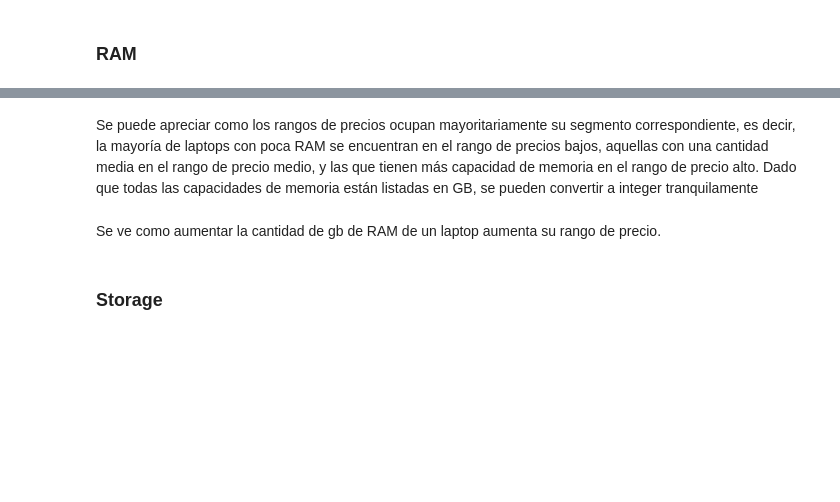
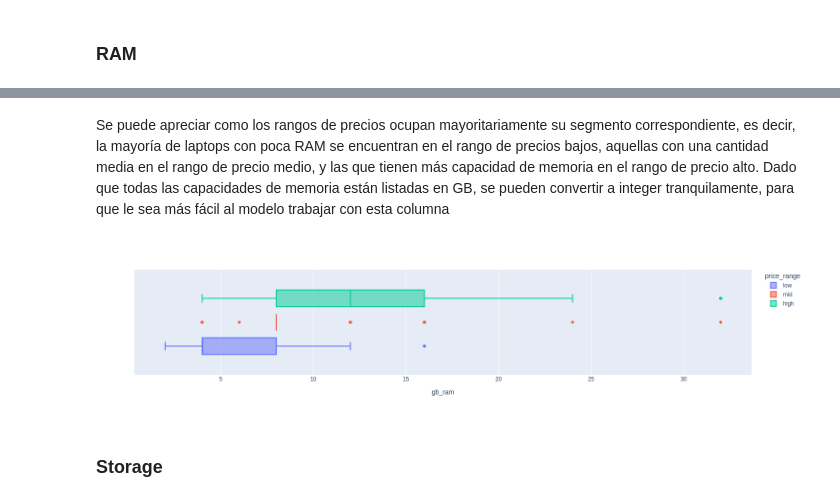
Before and after one commit to BonafedeMarco/UCSE-ML-TP1-2024, a Jupyter notebook: tp1_ML.ipynb, the cells around one changed output, grey strips where cells are left out. Saved outputs shown, nothing was run; the diff lists cells and outputs as text; code cells hidden in the pictures; blank space fills up the shorter version.

```diff
--- a/tp1_ML.ipynb
+++ b/tp1_ML.ipynb
@@ -292,3 +501,3 @@ px.histogram(laptops_train, x="gb_ram", color="price_range", barmode="group", ca
 # %% [markdown]
-Se puede apreciar como los rangos de precios ocupan mayoritariamente su segmento correspondiente, es decir, la mayoría de laptops con poca RAM se encuentran en el rango de precios bajos, aquellas con una cantidad media en el rango de precio medio, y las que tienen más capacidad de memoria en el rango de precio alto. Dado que todas las capacidades de memoria están listadas en GB, se pueden convertir a integer tranquilamente
+Se puede apreciar como los rangos de precios ocupan mayoritariamente su segmento correspondiente, es decir, la mayoría de laptops con poca RAM se encuentran en el rango de precios bajos, aquellas con una cantidad media en el rango de precio medio, y las que tienen más capacidad de memoria en el rango de precio alto. Dado que todas las capacidades de memoria están listadas en GB, se pueden convertir a integer tranquilamente, para que le sea más fácil al modelo trabajar con esta columna
 # %%
@@ -304,5 +511,7 @@ px.histogram(laptops_train, y="gb_ram", barmode="group", color="price_range", or
-# %% [markdown]
-Se ve como aumentar la cantidad de gb de RAM de un laptop aumenta su rango de precio.
+# %%
+px.box(laptops_train, x="gb_ram", color="price_range")
+# %% [output]
+[figure, added]
 # %% [markdown]
 ### Storage
 # %%
```
Also changed, not shown: parts of 58 cells of this notebook.
